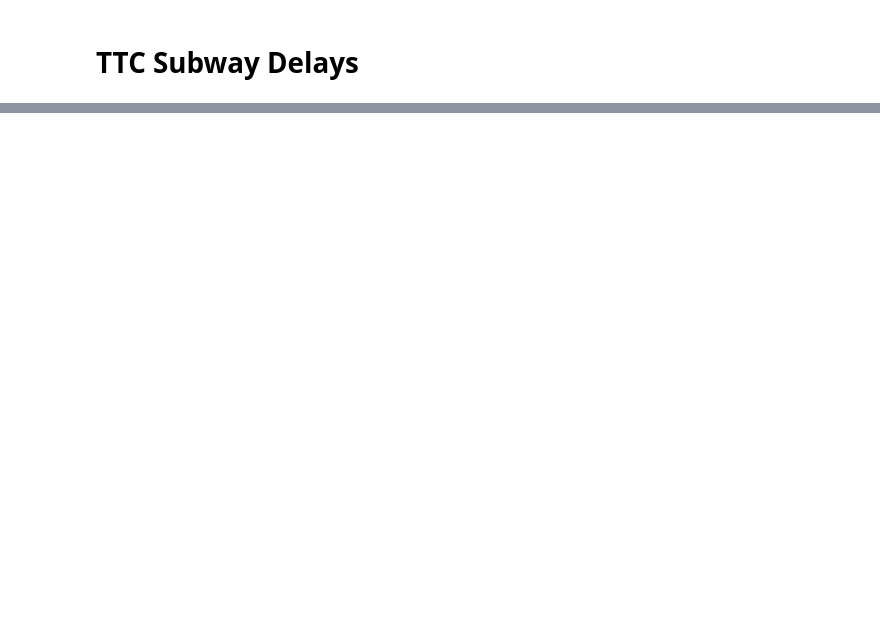
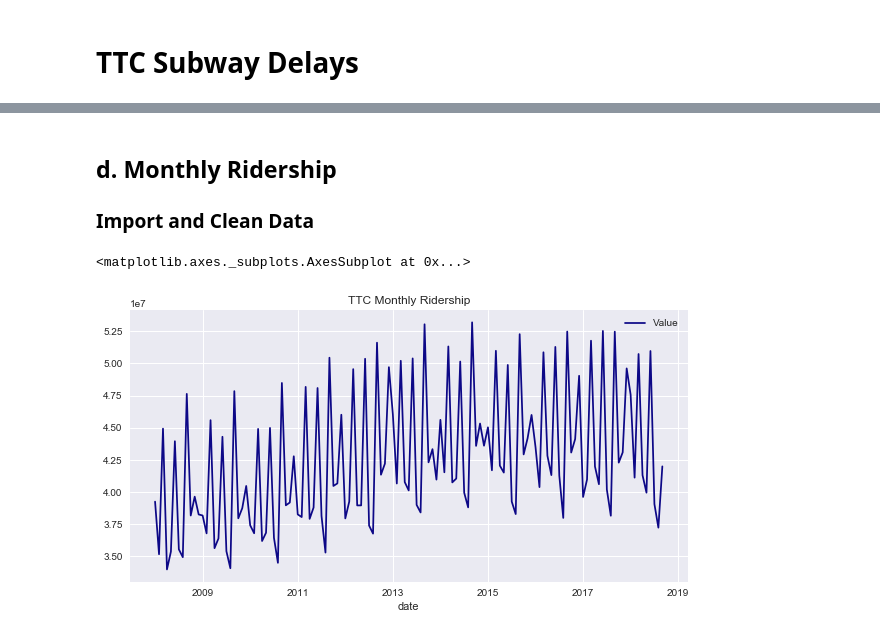
Before and after one commit to hughkolias/SCS-3250-team8, a Jupyter notebook: TTCDelay_Analysis.ipynb, the cells around one changed output, grey strips where cells are left out. Drawn from its saved outputs; the diff is of its cells as text; code cells hidden in the pictures; blank space fills up the shorter version.

```diff
--- a/TTCDelay_Analysis.ipynb
+++ b/TTCDelay_Analysis.ipynb
@@ -6,7 +6,13 @@ import pandas as pd
 import numpy as np
 import seaborn as sns
 import matplotlib.pyplot as plt
+import calendar
+import statsmodels.api as sm
+from statsmodels.tsa.seasonal import seasonal_decompose
+from pylab import rcParams
 %matplotlib inline
+sns.set()
+%matplotlib inline
 # %% [markdown]
 # 1. Data Collection and Cleaning
 
@@ -92,0 +306,16 @@ delay['Date'] = pd.to_datetime(delay['Date'])
+# %% [markdown]
+## d. Monthly Ridership
+
+### Import and Clean Data
+# %%
+# Import ridership data
+riders = pd.read_csv('data/monthly_ridership.csv')
+
+# Plot Ridership Details
+riders['date'] = pd.to_datetime(riders['Year'].astype(str) + riders['Period'], format='%Y%b')
+riders.set_index(['date'], inplace=True)
+riders = riders.drop(columns='Year', axis=1)
+riders.plot(colormap='plasma', title="TTC Monthly Ridership", figsize=(10,5))
+# %% [output]
+<matplotlib.axes._subplots.AxesSubplot at 0x...>
+[figure, added]
```
Also changed, not shown: parts of 70 cells of this notebook.
